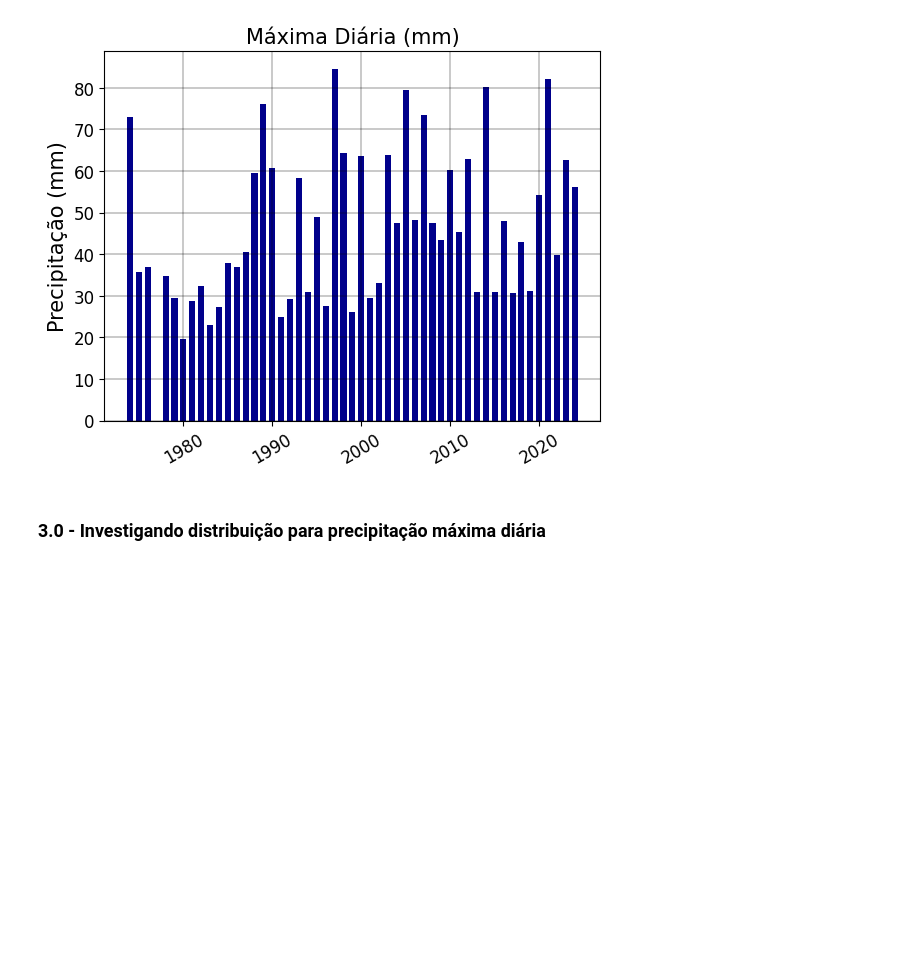
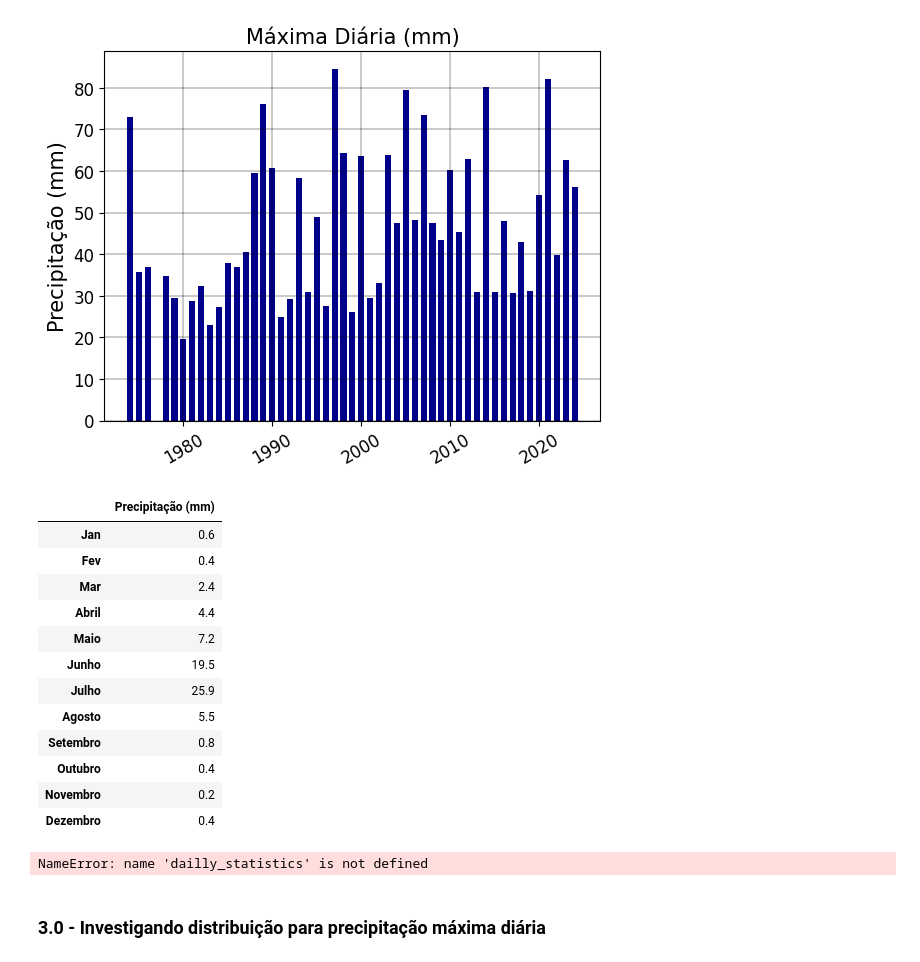
Before and after one commit to flow-ufal/gpm_precipitation_tools, a Jupyter notebook: modulos_tratamento_dados/exemplos/exemplo-modulo1.ipynb, the cells around one changed output. Drawn from its saved outputs; the diff is of its cells as text; code cells hidden in the pictures; blank space fills up the shorter version.

Commit message:
organizando modulos

```diff
--- a/modulos_tratamento_dados/exemplo-modulo1.ipynb
+++ b/modulos_tratamento_dados/exemplos/exemplo-modulo1.ipynb
@@ -34,6 +31,6 @@ df_info_stations.plot()
 # %%
 #Vamos analisar a estação de Traipu
-df_traipu = calc_esta.read_station(r'C:\Users\Ari\Documents\UFAL\Pesquisa\PIBIC 23-24\Dados\Dados_estações\TRAIPU (1).xlsx')
+df_traipu = read_station(r'C:\Users\Ari\Documents\UFAL\Pesquisa\PIBIC 23-24\Dados\Dados_estações\TRAIPU (1).xlsx')
 df_traipu.head()
 # %% [output]
 |  |  | Data | Precipitação (mm) |
@@ -81,3 +80,23 @@ traipu_max_dia.dropna(inplace=True)
+# %%
+modulo_statistics.month_statistics(df_traipu, scale=3)
+# %% [output]
+|  | Precipitação (mm) |
+| Jan | 0.6 |
+| Fev | 0.4 |
+| Mar | 2.4 |
+| Abril | 4.4 |
+| Maio | 7.2 |
+| Junho | 19.5 |
+| Julho | 25.9 |
+| Agosto | 5.5 |
+| Setembro | 0.8 |
+| Outubro | 0.4 |
+| Novembro | 0.2 |
+| Dezembro | 0.4 |
+# %%
+dailly_statistics(df_traipu)
+# %% [output]
+NameError: name 'dailly_statistics' is not defined
 # %% [markdown]
 ### 3.0 - Investigando distribuição para precipitação máxima diária
 # %%
```
Also changed, not shown: parts of 8 cells of this notebook, 4 other files.
